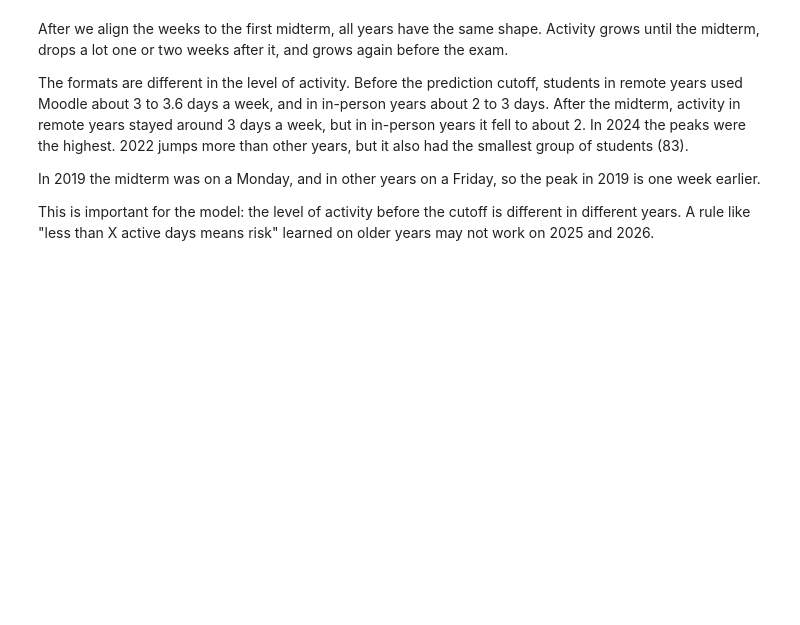
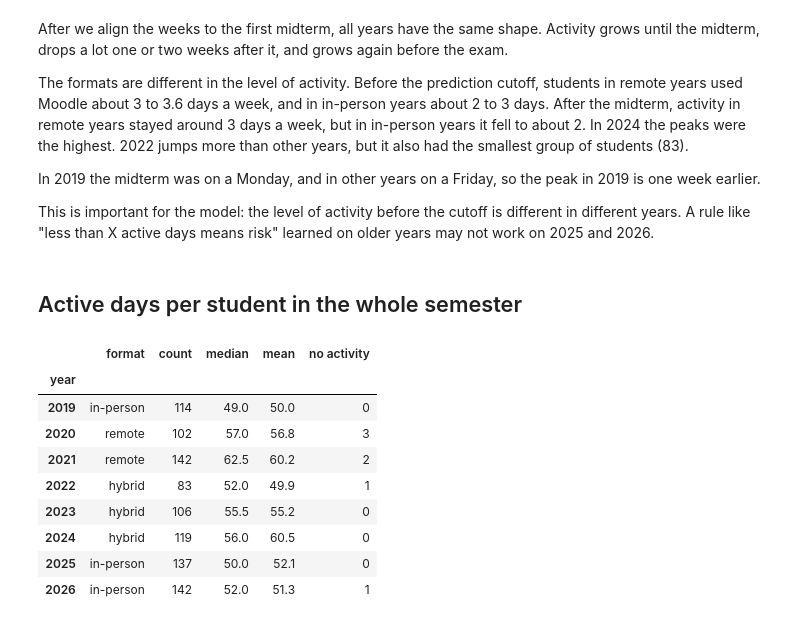
Before and after one commit to anderhinn/Project-F1-Moodle_Activity, a Jupyter notebook: hw10/02_trends_marina.ipynb, the cells around one changed output. Drawn from its saved outputs; the diff is of its cells as text; code cells hidden in the pictures; blank space fills up the shorter version.

```diff
--- a/hw10/02_trends_marina.ipynb
+++ b/hw10/02_trends_marina.ipynb
@@ -205,3 +205,32 @@ The formats are different in the level of activity. Before the prediction cutoff
 In 2019 the midterm was on a Monday, and in other years on a Friday, so the peak in 2019 is one week earlier.
 
 This is important for the model: the level of activity before the cutoff is different in different years. A rule like "less than X active days means risk" learned on older years may not work on 2025 and 2026.
+# %% [markdown]
+## Active days per student in the whole semester
+# %%
+# All students from grades (also those who never opened Moodle)
+roster = grades[["year", "actor_id"]].drop_duplicates()
+
+# Active days of each student in the whole semester
+days = student_days.groupby(["year", "actor_id"]).size().rename("active_days").reset_index()
+
+# Join: students without any activity get 0 active days
+per_student = roster.merge(days, on=["year", "actor_id"], how="left")
+per_student["active_days"] = per_student["active_days"].fillna(0)
+
+# Summary table by year
+summary = per_student.groupby("year")["active_days"].agg(["count", "median", "mean"])
+summary["no activity"] = per_student["active_days"].eq(0).groupby(per_student["year"]).sum()
+summary.insert(0, "format", summary.index.map(FORMAT))
+summary.round(1)
+# %% [output]
+|  | format | count | median | mean | no activity |
+| year |  |  |  |  |  |
+| 2019 | in-person | 114 | 49.0 | 50.0 | 0 |
+| 2020 | remote | 102 | 57.0 | 56.8 | 3 |
+| 2021 | remote | 142 | 62.5 | 60.2 | 2 |
+| 2022 | hybrid | 83 | 52.0 | 49.9 | 1 |
+| 2023 | hybrid | 106 | 55.5 | 55.2 | 0 |
+| 2024 | hybrid | 119 | 56.0 | 60.5 | 0 |
+| 2025 | in-person | 137 | 50.0 | 52.1 | 0 |
+| 2026 | in-person | 142 | 52.0 | 51.3 | 1 |
```
Also changed, not shown: parts of 2 cells of this notebook.
